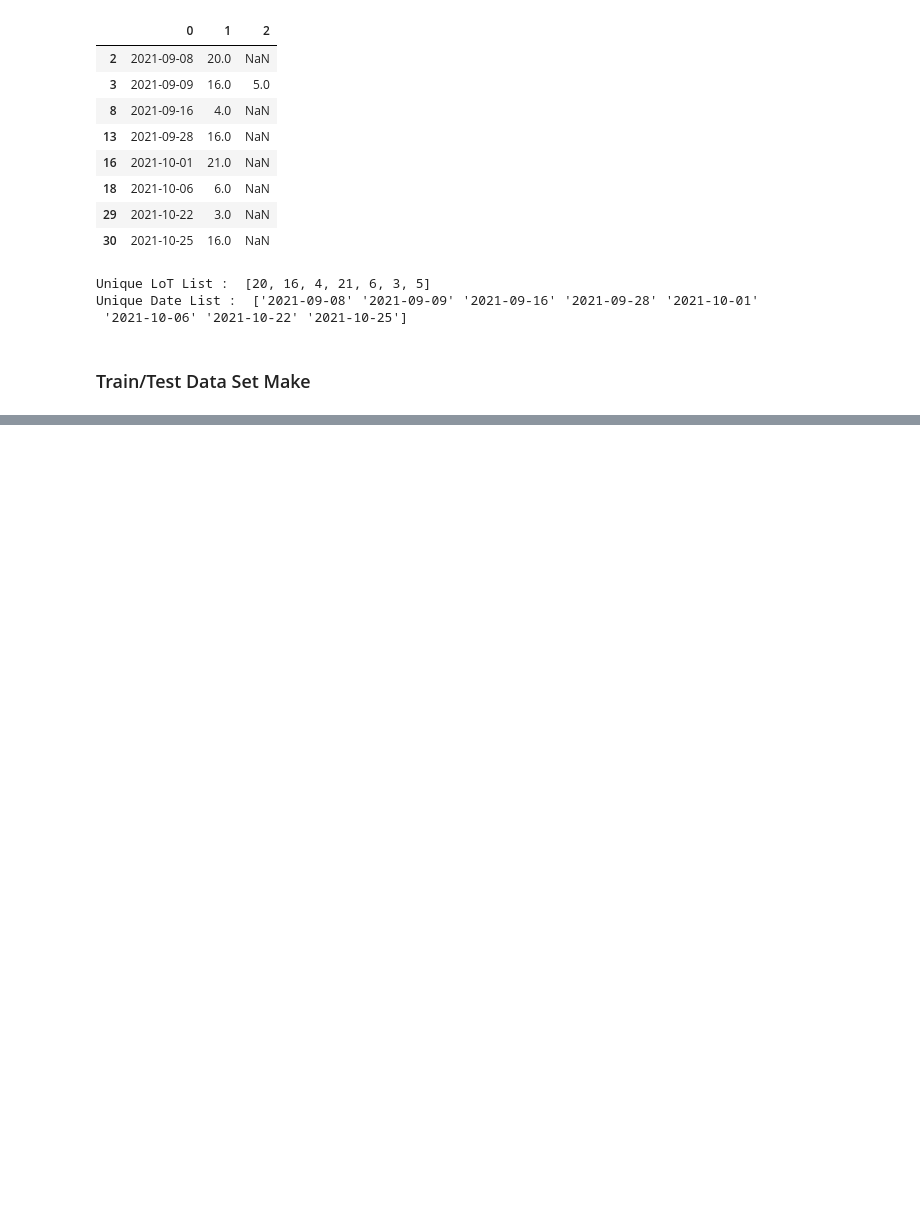
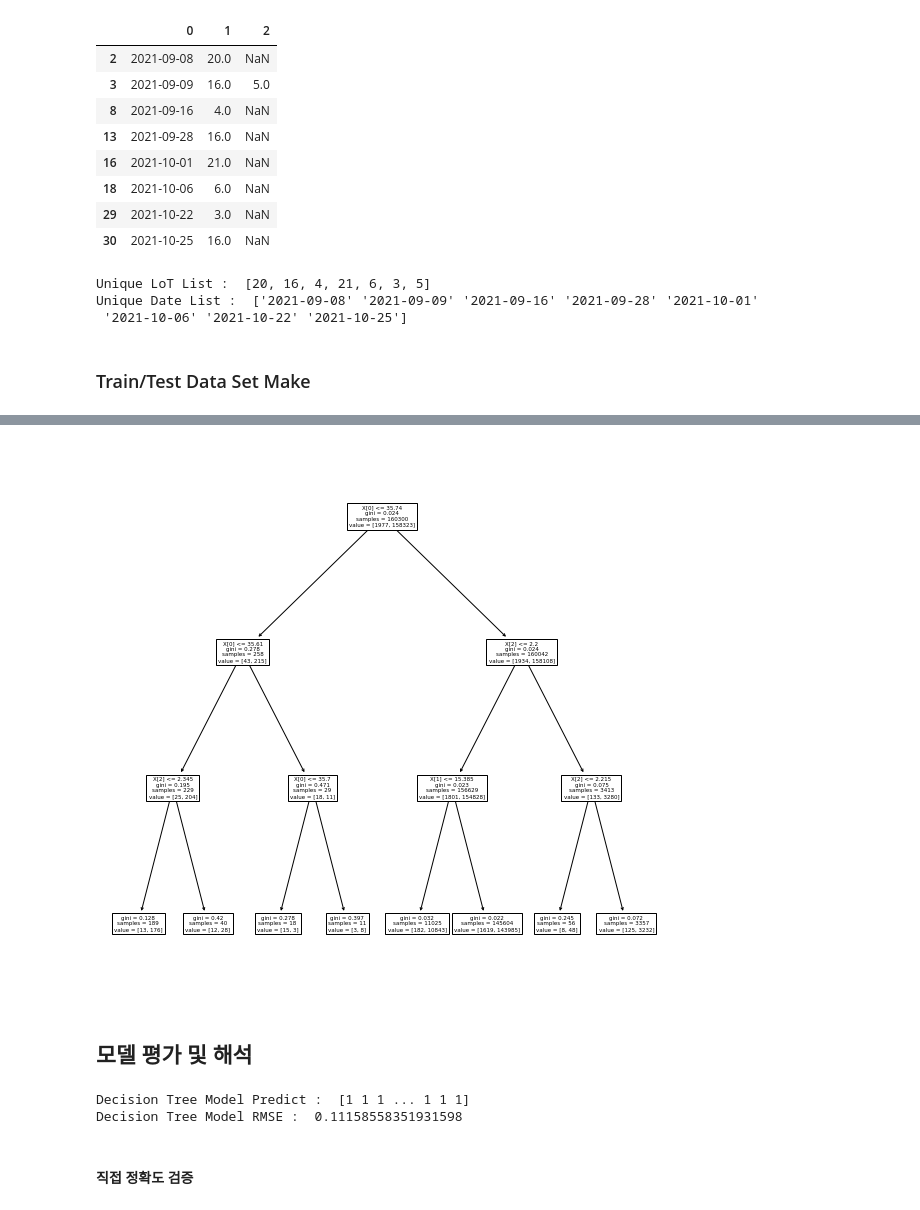
Before and after one commit to och5351/Bigdata_busan, a Jupyter notebook: ML/csy_DT/DT.ipynb, the cells around one changed output, grey strips where cells are left out. Drawn from its saved outputs; the diff is of its cells as text; code cells hidden in the pictures; blank space fills up the shorter version.

```diff
--- a/ML/csy_DT/DT.ipynb
+++ b/ML/csy_DT/DT.ipynb
@@ -172,0 +221,4 @@ Time
+# %%
+# train
+train_np = X_data[['Temp', 'Voltage', 'pH']].to_numpy()
+train_np
@@ -172,0 +293,4 @@ Time
+# %%
+# max_depth를 3으로 변경하여 튜닝 및 학습 진행
+model3 = tree.DecisionTreeClassifier(max_depth=3)
+new_clf = model3.fit(train_input, train_target)
@@ -172,0 +309,18 @@ Time
+# %%
+plt.figure(figsize=(10,10))
+tree.plot_tree(new_clf)
+plt.show()
+# %% [output]
+[figure, added]
+# %% [markdown]
+## 모델 평가 및 해석
+# %%
+clf_pred = clf_model.predict(test_input)
+print('Decision Tree Model Predict : ', clf_pred)
+rmse = sqrt(mean_squared_error(test_target, clf_pred))
+print('Decision Tree Model RMSE : ',rmse)
+# %% [output]
+Decision Tree Model Predict :  [1 1 1 ... 1 1 1]
+Decision Tree Model RMSE :  0.11158558351931598
+# %% [markdown]
+#### 직접  정확도 검증
```
Also changed, not shown: parts of 38 cells of this notebook.
